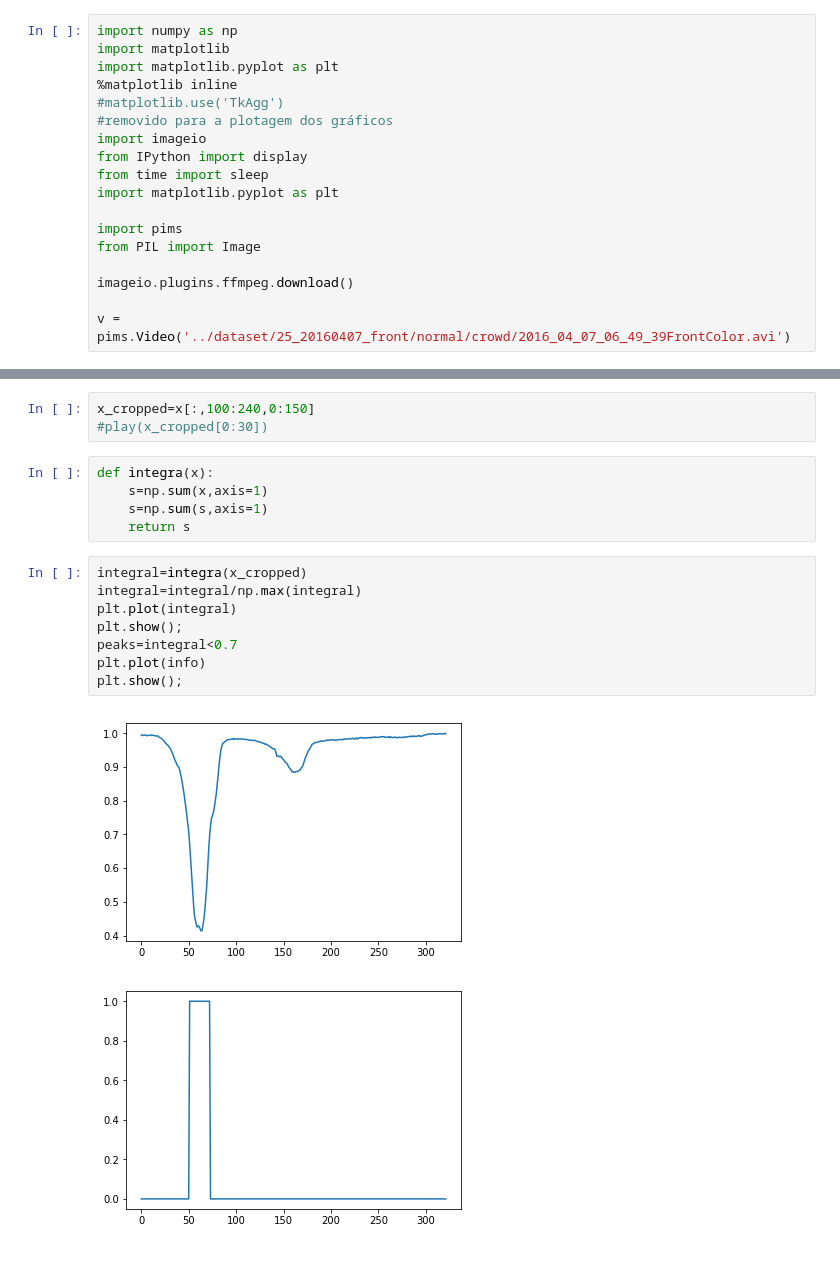
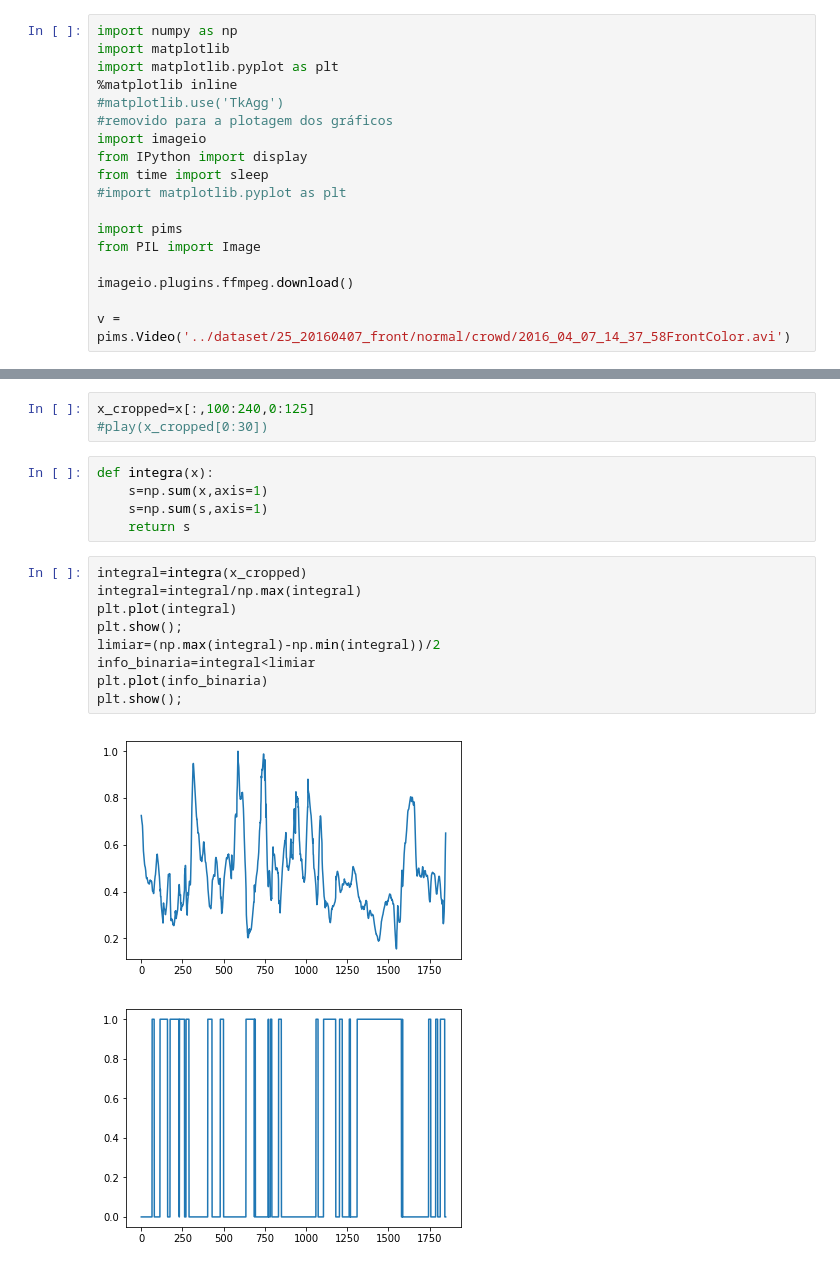
Before and after one commit to grupo9ia898/scap, a Jupyter notebook: scap.ipynb, the cells around one changed output, grey strips where cells are left out. Cells and saved outputs as stored; diff of their text form.

```diff
--- a/scap.ipynb
+++ b/scap.ipynb
@@ -10,14 +10,14 @@ import matplotlib.pyplot as plt
 import imageio
 from IPython import display
 from time import sleep
-import matplotlib.pyplot as plt
+#import matplotlib.pyplot as plt
 
 import pims
 from PIL import Image
 
 imageio.plugins.ffmpeg.download()
 
-v = pims.Video('../dataset/25_20160407_front/normal/crowd/2016_04_07_06_49_39FrontColor.avi')
+v = pims.Video('../dataset/25_20160407_front/normal/crowd/2016_04_07_14_37_58FrontColor.avi')
 # %%
 def play(video):
 
@@ -67,7 +67,7 @@ def to_gray(video):
 x = to_gray(v_array)
 #play(x[0:30])
 # %%
-x_cropped=x[:,100:240,0:150]
+x_cropped=x[:,100:240,0:125]
 #play(x_cropped[0:30])
 # %%
 def integra(x):
@@ -77,11 +77,12 @@ def integra(x):
 # %%
 integral=integra(x_cropped)
 integral=integral/np.max(integral)
 plt.plot(integral)
 plt.show();
-peaks=integral<0.7
-plt.plot(info)
+limiar=(np.max(integral)-np.min(integral))/2
+info_binaria=integral<limiar
+plt.plot(info_binaria)
 plt.show();
 # %% [output]
-[figure, old version]
+[figure, new version]
-[figure, old version]
+[figure, new version]
```
Also changed, not shown: parts of 4 cells of this notebook.
